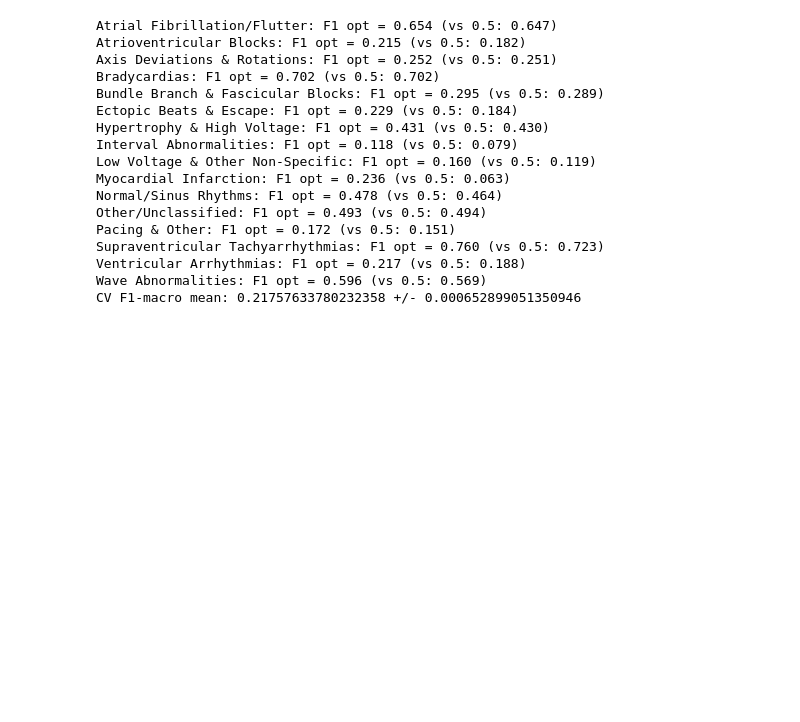
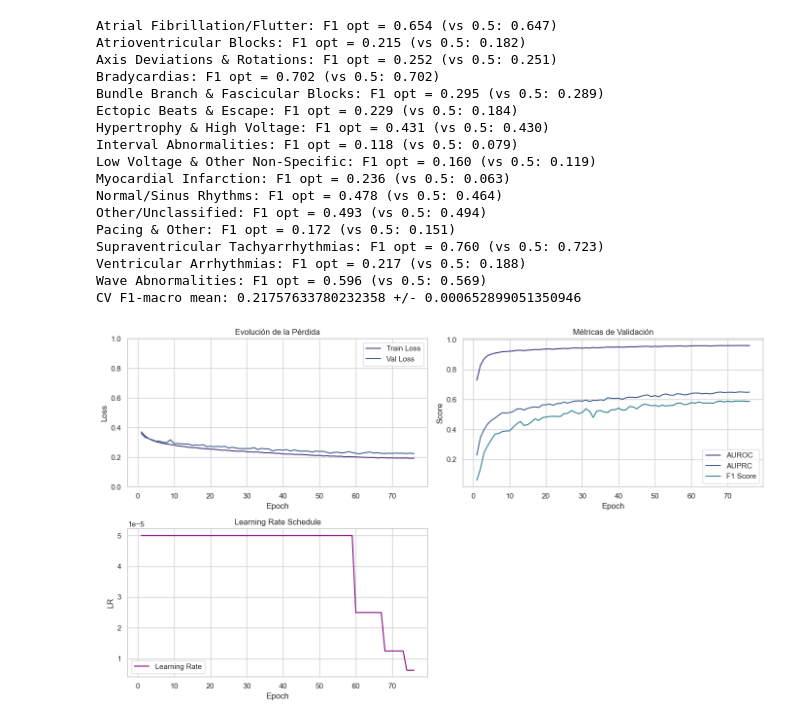
Before and after one commit to Pev40/ECGHibridModel, a Jupyter notebook: 2_Modleo_AtencionPrimero/12Electro/comocuaderno.ipynb, the cells around one changed output. Cells and saved outputs as stored; diff of their text form; code cells hidden in the pictures; blank space fills up the shorter version.

```diff
--- a/2_Modleo_AtencionPrimero/12Electro/comocuaderno.ipynb
+++ b/2_Modleo_AtencionPrimero/12Electro/comocuaderno.ipynb
@@ -1511,3 +1511,48 @@ Supraventricular Tachyarrhythmias: F1 opt = 0.760 (vs 0.5: 0.723)
 Ventricular Arrhythmias: F1 opt = 0.217 (vs 0.5: 0.188)
 Wave Abnormalities: F1 opt = 0.596 (vs 0.5: 0.569)
 CV F1-macro mean: 0.21757633780232358 +/- 0.000652899051350946
+# %%
+import pandas as pd
+import matplotlib.pyplot as plt
+
+# Datos como CSV en un string
+
+
+# Leer datos
+df = pd.read_csv("""C:\\Users\\pevv2\\OneDrive\\Documentos\\TESIS\\2_Modleo_AtencionPrimero\\experiments_logs\\full_run_v3_20250925_184035\\train_log.csv""")
+
+# Crear gráficos
+plt.figure(figsize=(14, 8))
+
+# Pérdidas
+plt.subplot(2, 2, 1)
+plt.plot(df["epoch"], df["train_loss"], label="Train Loss",scaley=True)
+plt.plot(df["epoch"], df["val_loss"], label="Val Loss",scaley=True)
+plt.xlabel("Epoch")
+plt.ylabel("Loss")
+plt.title("Evolución de la Pérdida")
+plt.ylim(0, 1)
+plt.legend()
+
+# Métricas de validación
+plt.subplot(2, 2, 2)
+plt.plot(df["epoch"], df["val_auroc_macro"], label="AUROC")
+plt.plot(df["epoch"], df["val_auprc_macro"], label="AUPRC")
+plt.plot(df["epoch"], df["val_f1_macro"], label="F1 Score")
+plt.xlabel("Epoch")
+plt.ylabel("Score")
+plt.title("Métricas de Validación")
+plt.legend()
+
+# Learning Rate
+plt.subplot(2, 2, 3)
+plt.plot(df["epoch"], df["lr"], label="Learning Rate", color="purple")
+plt.xlabel("Epoch")
+plt.ylabel("LR")
+plt.title("Learning Rate Schedule")
+plt.legend()
+
+plt.tight_layout()
+plt.show()
+# %% [output]
+[figure, added]
```
Also changed, not shown: 3 other files.
